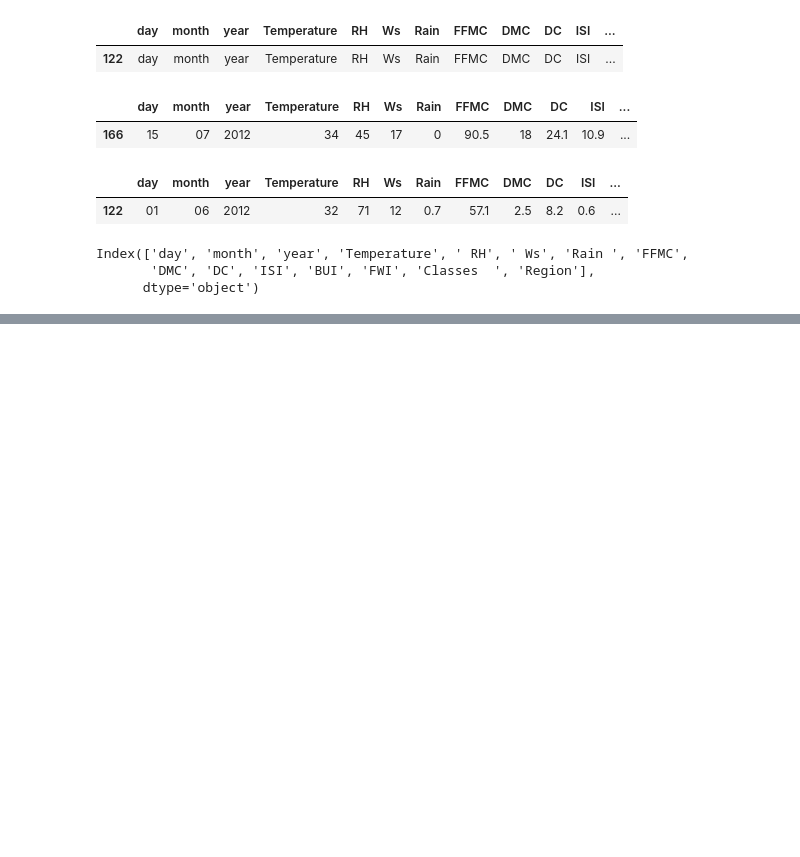
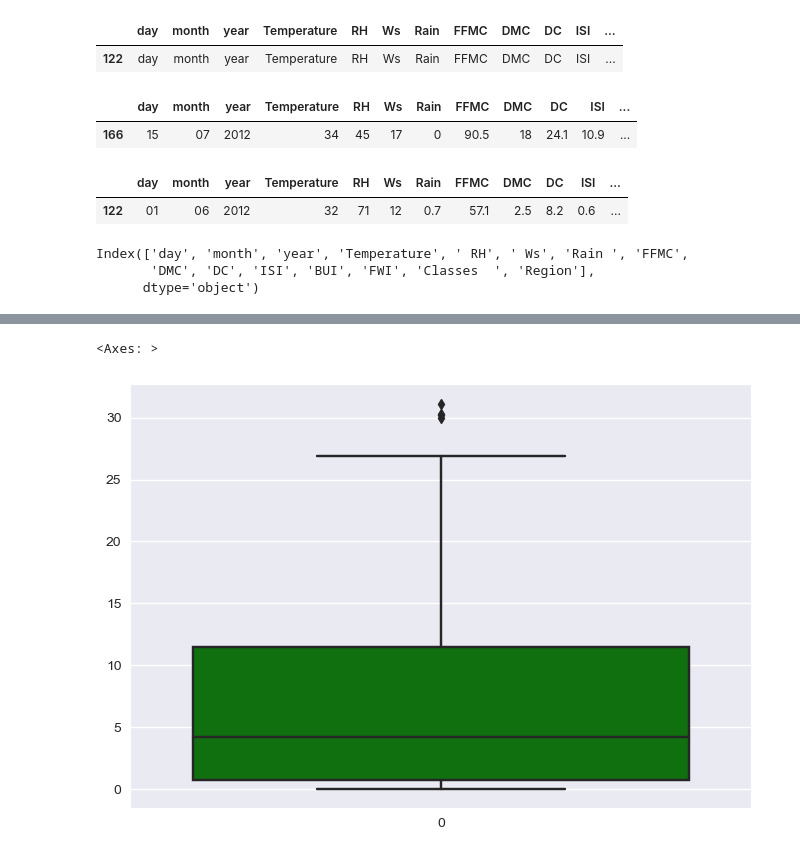
Before and after one commit to likhithan2001/Test_Forest_Fire, a Jupyter notebook: notebook/Algerian.ipynb, the cells around one changed output, grey strips where cells are left out. Saved outputs shown, nothing was run; the diff lists cells and outputs as text; code cells hidden in the pictures; blank space fills up the shorter version.

```diff
--- a/notebook/Algerian.ipynb
+++ b/notebook/Algerian.ipynb
@@ -185,0 +367,5 @@ Index(['day', 'month', 'year', 'Temperature', ' RH', ' Ws', 'Rain ', 'FFMC',
+# %%
+sns.boxplot(df_copy['FWI'],color='green')
+# %% [output]
+<Axes: >
+[figure, added]
```
Also changed, not shown: parts of 25 cells of this notebook, 2 other files.
